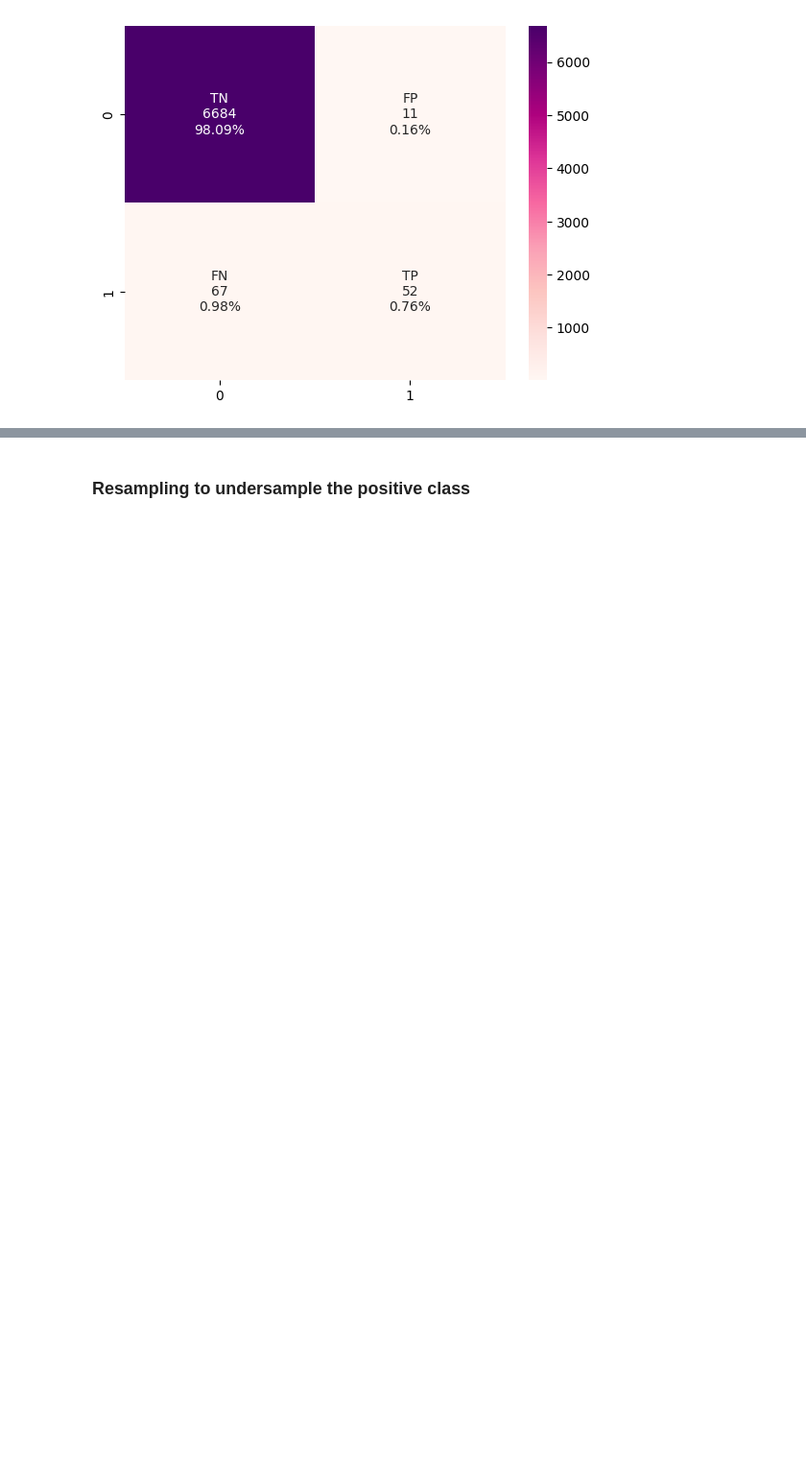
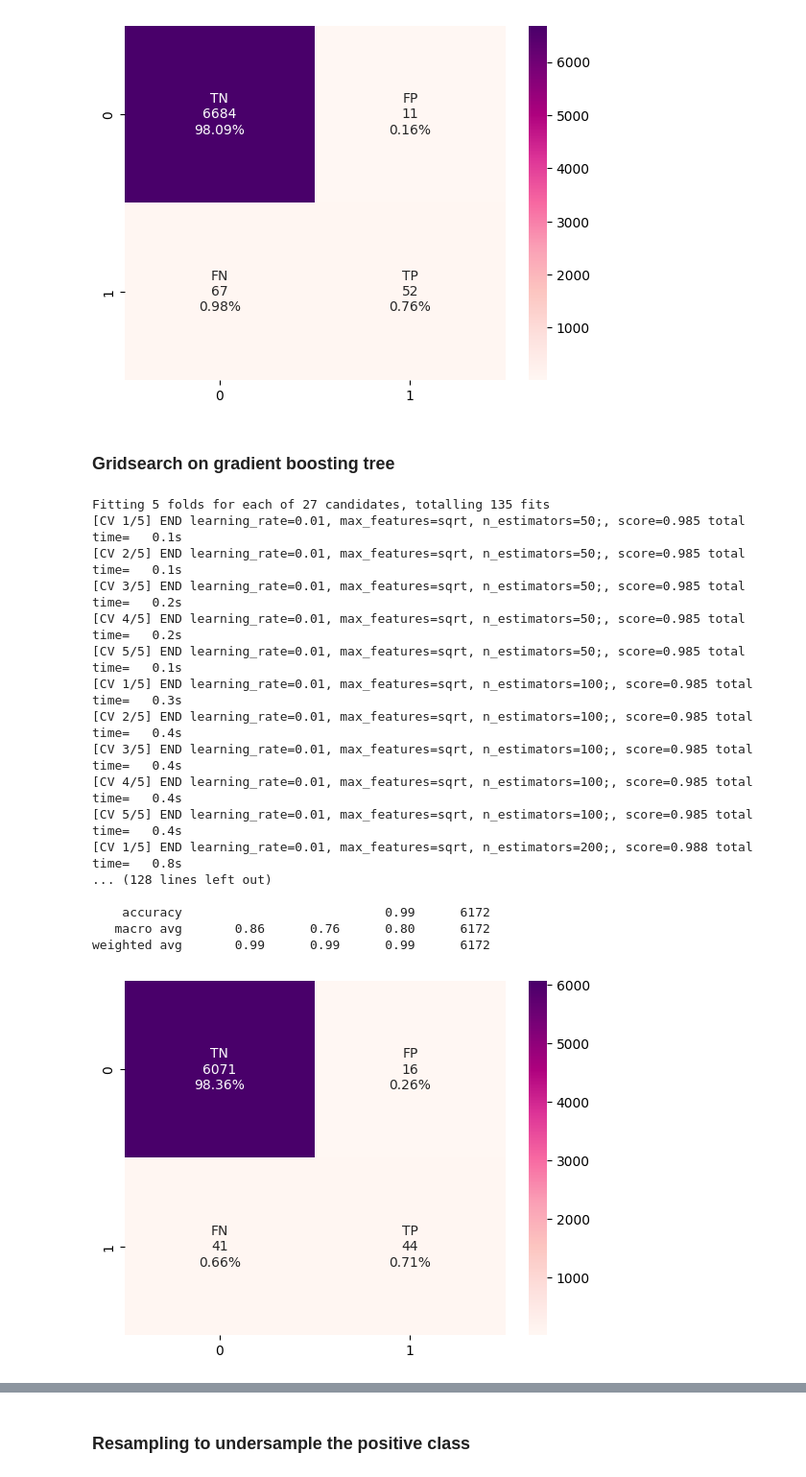
Before and after one commit to sophieganapolsky/ML4VA, a Jupyter notebook: Prediction.ipynb, the cells around one changed output, grey strips where cells are left out. Shown at 96% size. Cells and saved outputs as stored; diff of their text form; code cells hidden in the pictures; blank space fills up the shorter version.

Commit message:
Added gridsearch for gradient boost SMOTE, added logistic regression and gaussian naive Bayes

```diff
--- a/Prediction.ipynb
+++ b/Prediction.ipynb
@@ -199,3 +199,35 @@ plot_cnf(cnf_rf_grid)
    macro avg       0.91      0.72      0.78      6814
 weighted avg       0.99      0.99      0.99      6814
 [figure]
+# %% [markdown]
+### Gridsearch on gradient boosting tree
+# %%
+param_grid = [
+    {'n_estimators': [50, 100, 200], 'learning_rate': [0.01, 0.1, 0.25], 'max_features': ['sqrt', 'log2', None]}
+  ]
+
+gb_grid = GridSearchCV(param_grid=param_grid, estimator=GradientBoostingClassifier(random_state=42), verbose=4)
+gb_grid.fit(X_train, y_train)
+y_pred_gb_grid = gb_grid.predict(X_test)
+print(classification_report(y_pred=y_pred_gb_grid, y_true=y_test))
+cnf_gb_grid = confusion_matrix(y_pred=y_pred_gb_grid, y_true=y_test)
+plot_cnf(cnf_gb_grid)
+# %% [output]
+Fitting 5 folds for each of 27 candidates, totalling 135 fits
+[CV 1/5] END learning_rate=0.01, max_features=sqrt, n_estimators=50;, score=0.985 total time=   0.1s
+[CV 2/5] END learning_rate=0.01, max_features=sqrt, n_estimators=50;, score=0.985 total time=   0.1s
+[CV 3/5] END learning_rate=0.01, max_features=sqrt, n_estimators=50;, score=0.985 total time=   0.2s
+[CV 4/5] END learning_rate=0.01, max_features=sqrt, n_estimators=50;, score=0.985 total time=   0.2s
+[CV 5/5] END learning_rate=0.01, max_features=sqrt, n_estimators=50;, score=0.985 total time=   0.1s
+[CV 1/5] END learning_rate=0.01, max_features=sqrt, n_estimators=100;, score=0.985 total time=   0.3s
+[CV 2/5] END learning_rate=0.01, max_features=sqrt, n_estimators=100;, score=0.985 total time=   0.4s
+[CV 3/5] END learning_rate=0.01, max_features=sqrt, n_estimators=100;, score=0.985 total time=   0.4s
+[CV 4/5] END learning_rate=0.01, max_features=sqrt, n_estimators=100;, score=0.985 total time=   0.4s
+[CV 5/5] END learning_rate=0.01, max_features=sqrt, n_estimators=100;, score=0.985 total time=   0.4s
+[CV 1/5] END learning_rate=0.01, max_features=sqrt, n_estimators=200;, score=0.988 total time=   0.8s
+... (128 lines left out)
+
+    accuracy                           0.99      6172
+   macro avg       0.86      0.76      0.80      6172
+weighted avg       0.99      0.99      0.99      6172
+[figure, added]
```
Also changed, not shown: parts of 14 cells of this notebook.
